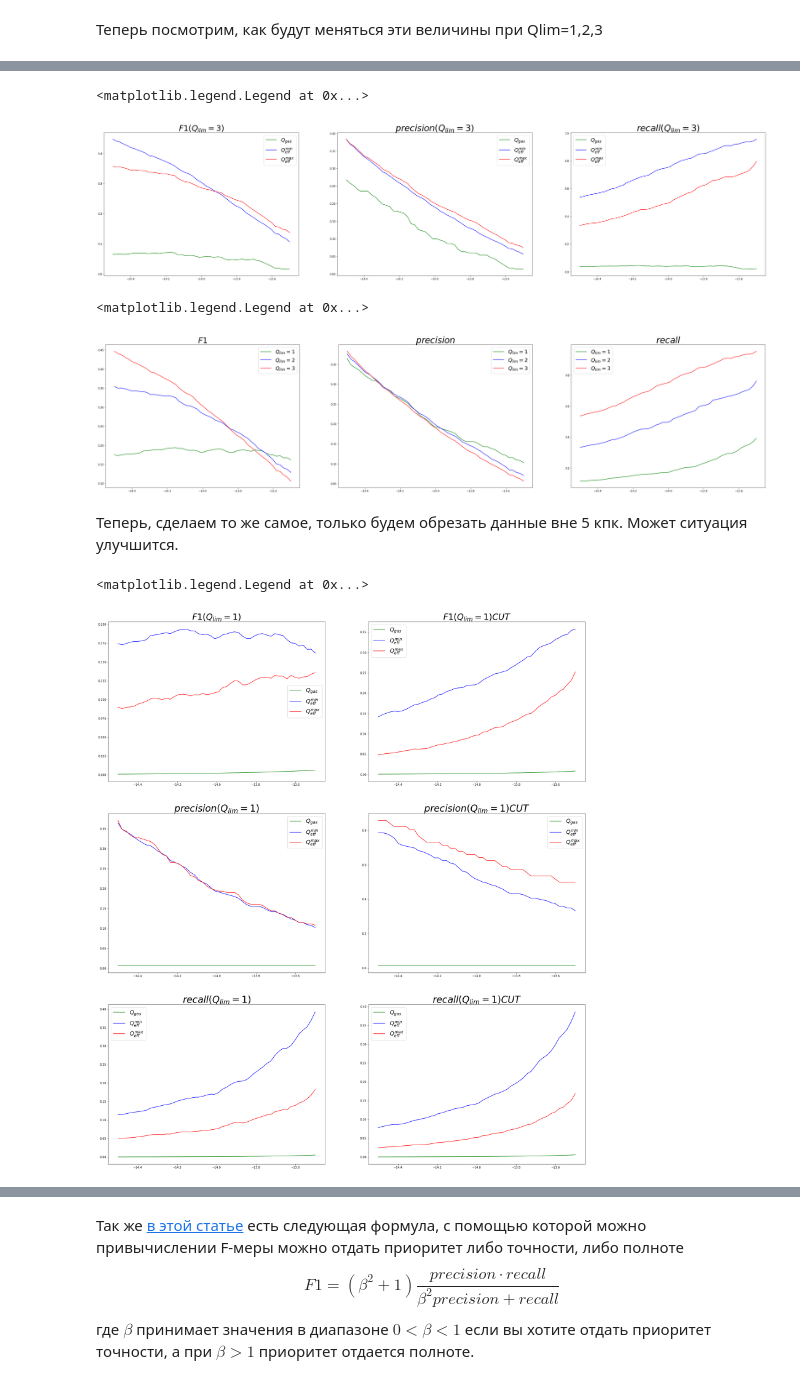
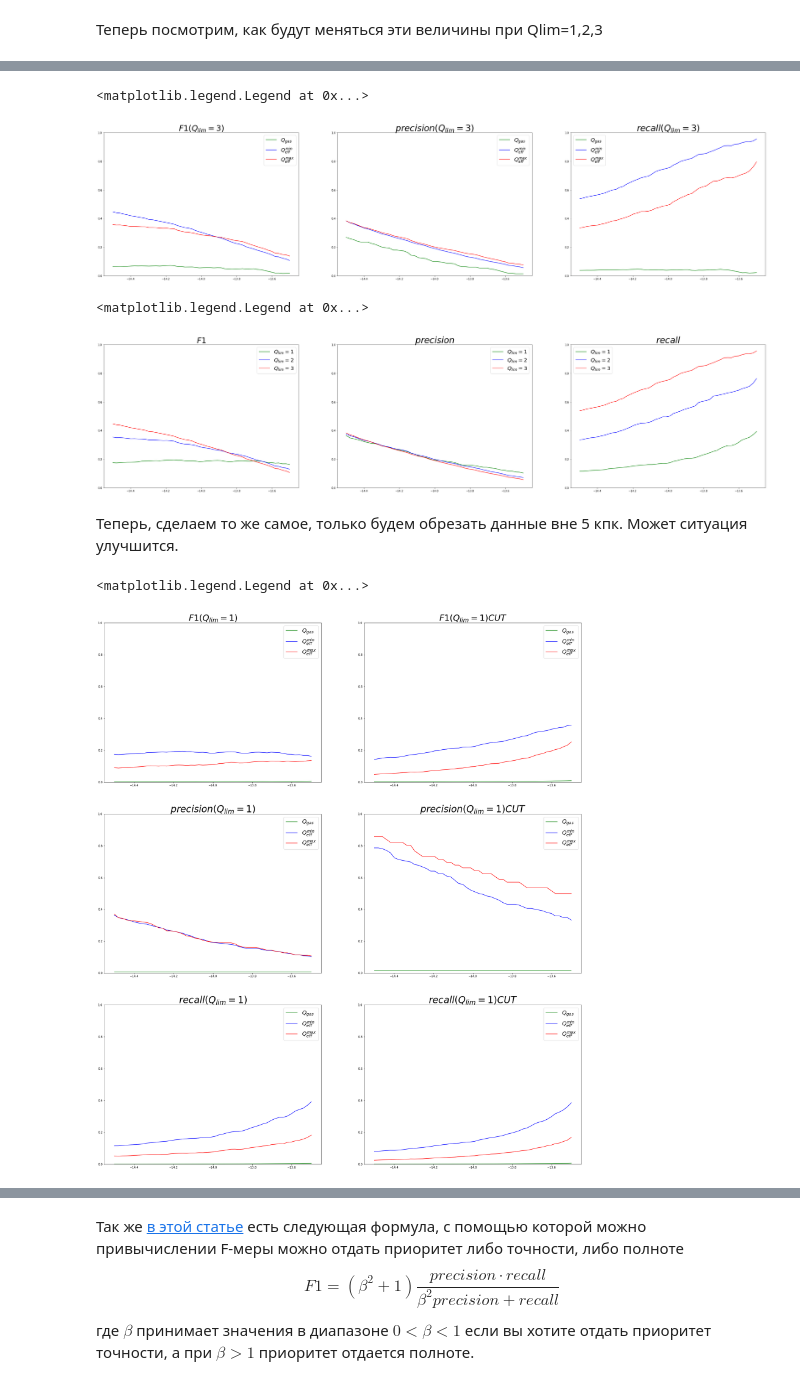
Before and after one commit to ValerieKostiuk/Course-work, a Jupyter notebook: NGC3627/Statistics.ipynb, the cells around one changed output, grey strips where cells are left out. Drawn from its saved outputs; the diff is of its cells as text; code cells hidden in the pictures.

```diff
--- a/NGC3627/Statistics.ipynb
+++ b/NGC3627/Statistics.ipynb
@@ -615,6 +621,7 @@ plt.subplot(1,3,1)
 plt.plot(xx,F1_Qg3,'-', label=r'$Q_{gas}$', color='green')
 plt.plot(xx,F1_Qmin3,'-', label=r'$Q_{eff}^{min}$', color='blue')
 plt.plot(xx,F1_Qmax3,'-', label=r'$Q_{eff}^{max}$', color='red')
+plt.ylim(0.,1.)
 plt.title(r'$F1(Q_{lim} = 3)$', fontsize=30)
 plt.legend(fontsize = 20)
 
@@ -623,6 +630,7 @@ plt.plot(xx,precision_Qg3,'-', label=r'$Q_{gas}$', color='green')
 plt.plot(xx,precision_Qmin3,'-', label=r'$Q_{eff}^{min}$', color='blue')
 plt.plot(xx,precision_Qmax3,'-', label=r'$Q_{eff}^{max}$', color='red')
 plt.title(r'$precision(Q_{lim} = 3)$', fontsize=33)
+plt.ylim(0.,1.)
 plt.legend(fontsize = 20)
 
 plt.subplot(1,3,3)
@@ -630,10 +638,11 @@ plt.plot(xx,recall_Qg3,'-', label=r'$Q_{gas}$', color='green')
 plt.plot(xx,recall_Qmin3,'-', label=r'$Q_{eff}^{min}$', color='blue')
 plt.plot(xx,recall_Qmax3,'-', label=r'$Q_{eff}^{max}$', color='red')
 plt.title(r'$recall(Q_{lim} = 3)$', fontsize=33)
+plt.ylim(0.,1.)
 plt.legend(fontsize = 20)
 # %% [output]
 <matplotlib.legend.Legend at 0x...>
-[figure, old version]
+[figure, new version]
 # %%
 xx =np.array(np.linspace(-14.5, -13.5, 50))
 fig = plt.figure(figsize=[45, 10])
@@ -643,6 +652,7 @@ plt.plot(xx,F1_Qmin1,'-', label=r'$Q_{lim} = 1$', color='green')
 plt.plot(xx,F1_Qmin2,'-', label=r'$Q_{lim} = 2$', color='blue')
 plt.plot(xx,F1_Qmin3,'-', label=r'$Q_{lim} = 3$', color='red')
 plt.title(r'$F1$', fontsize=30)
+plt.ylim(0.,1.)
 plt.legend(fontsize = 20)
 
 plt.subplot(1,3,2)
@@ -650,6 +660,7 @@ plt.plot(xx,precision_Qmin1,'-', label=r'$Q_{lim} = 1$', color='green')
 plt.plot(xx,precision_Qmin2,'-', label=r'$Q_{lim} = 2$', color='blue')
 plt.plot(xx,precision_Qmin3,'-', label=r'$Q_{lim} = 3$', color='red')
 plt.title(r'$precision$', fontsize=33)
+plt.ylim(0.,1.)
 plt.legend(fontsize = 20)
 
 plt.subplot(1,3,3)
@@ -657,10 +668,11 @@ plt.plot(xx,recall_Qmin1,'-', label=r'$Q_{lim} = 1$', color='green')
 plt.plot(xx,recall_Qmin2,'-', label=r'$Q_{lim} = 2$', color='blue')
 plt.plot(xx,recall_Qmin3,'-', label=r'$Q_{lim} = 3$', color='red')
 plt.title(r'$recall$', fontsize=33)
+plt.ylim(0.,1.)
 plt.legend(fontsize = 20)
 # %% [output]
 <matplotlib.legend.Legend at 0x...>
-[figure, old version]
+[figure, new version]
 # %% [markdown]
 Теперь, сделаем то же самое, только будем обрезать данные вне 5 кпк. Может ситуация улучшится.
 # %%
@@ -885,6 +897,7 @@ plt.plot(xx,F1_Qg1,'-', label=r'$Q_{gas}$', color='green')
 plt.plot(xx,F1_Qmin1,'-', label=r'$Q_{eff}^{min}$', color='blue')
 plt.plot(xx,F1_Qmax1,'-', label=r'$Q_{eff}^{max}$', color='red')
 plt.title(r'$F1(Q_{lim} = 1)$', fontsize=30)
+plt.ylim(0.,1.)
 plt.legend(fontsize = 20)
 
 plt.subplot(3,2,3)
@@ -892,40 +905,43 @@ plt.plot(xx,precision_Qg1,'-', label=r'$Q_{gas}$', color='green')
 plt.plot(xx,precision_Qmin1,'-', label=r'$Q_{eff}^{min}$', color='blue')
 plt.plot(xx,precision_Qmax1,'-', label=r'$Q_{eff}^{max}$', color='red')
 plt.title(r'$precision(Q_{lim} = 1)$', fontsize=33)
+plt.ylim(0.,1.)
 plt.legend(fontsize = 20)
 
 plt.subplot(3,2,5)
 plt.plot(xx,recall_Qg1,'-', label=r'$Q_{gas}$', color='green')
 plt.plot(xx,recall_Qmin1,'-', label=r'$Q_{eff}^{min}$', color='blue')
 plt.plot(xx,recall_Qmax1,'-', label=r'$Q_{eff}^{max}$', color='red')
 plt.title(r'$recall(Q_{lim} = 1)$', fontsize=33)
-
+plt.ylim(0.,1.)
 plt.legend(fontsize = 20)
 
 plt.subplot(3,2,2)
 plt.plot(xx,F1_Qg1_cut,'-', label=r'$Q_{gas}$', color='green')
 plt.plot(xx,F1_Qmin1_cut,'-', label=r'$Q_{eff}^{min}$', color='blue')
 plt.plot(xx,F1_Qmax1_cut,'-', label=r'$Q_{eff}^{max}$', color='red')
 plt.title(r'$F1(Q_{lim} = 1)CUT$', fontsize=30)
+plt.ylim(0.,1.)
 plt.legend(fontsize = 20)
 
 plt.subplot(3,2,4)
 plt.plot(xx,precision_Qg1_cut,'-', label=r'$Q_{gas}$', color='green')
 plt.plot(xx,precision_Qmin1_cut,'-', label=r'$Q_{eff}^{min}$', color='blue')
 plt.plot(xx,precision_Qmax1_cut,'-', label=r'$Q_{eff}^{max}$', color='red')
 plt.title(r'$precision(Q_{lim} = 1)CUT$', fontsize=33)
+plt.ylim(0.,1.)
 plt.legend(fontsize = 20)
 
 plt.subplot(3,2,6)
 plt.plot(xx,recall_Qg1_cut,'-', label=r'$Q_{gas}$', color='green')
 plt.plot(xx,recall_Qmin1_cut,'-', label=r'$Q_{eff}^{min}$', color='blue')
 plt.plot(xx,recall_Qmax1_cut,'-', label=r'$Q_{eff}^{max}$', color='red')
 plt.title(r'$recall(Q_{lim} = 1)CUT$', fontsize=33)
-
+plt.ylim(0.,1.)
 plt.legend(fontsize = 20)
 # %% [output]
 <matplotlib.legend.Legend at 0x...>
-[figure, old version]
+[figure, new version]
 # %%
 xx =np.array(np.linspace(-14.5, -13.5, 50))
 fig = plt.figure(figsize=[30, 35])
```
Also changed, not shown: parts of 29 cells of this notebook.
